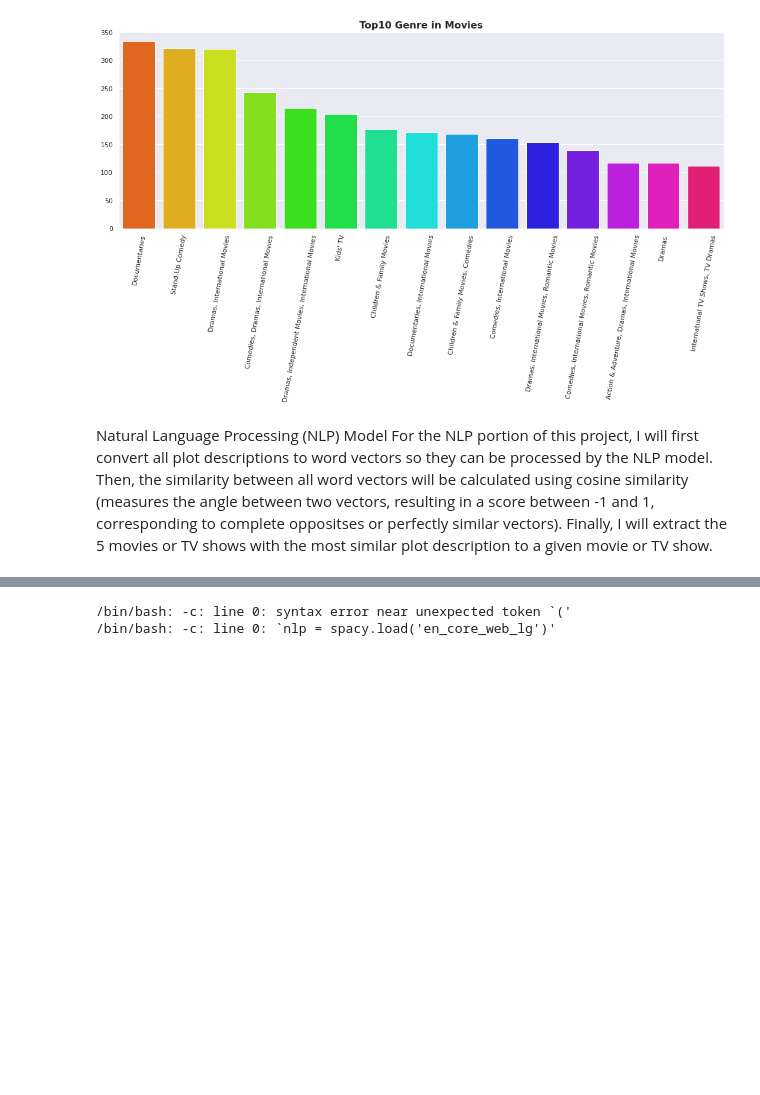
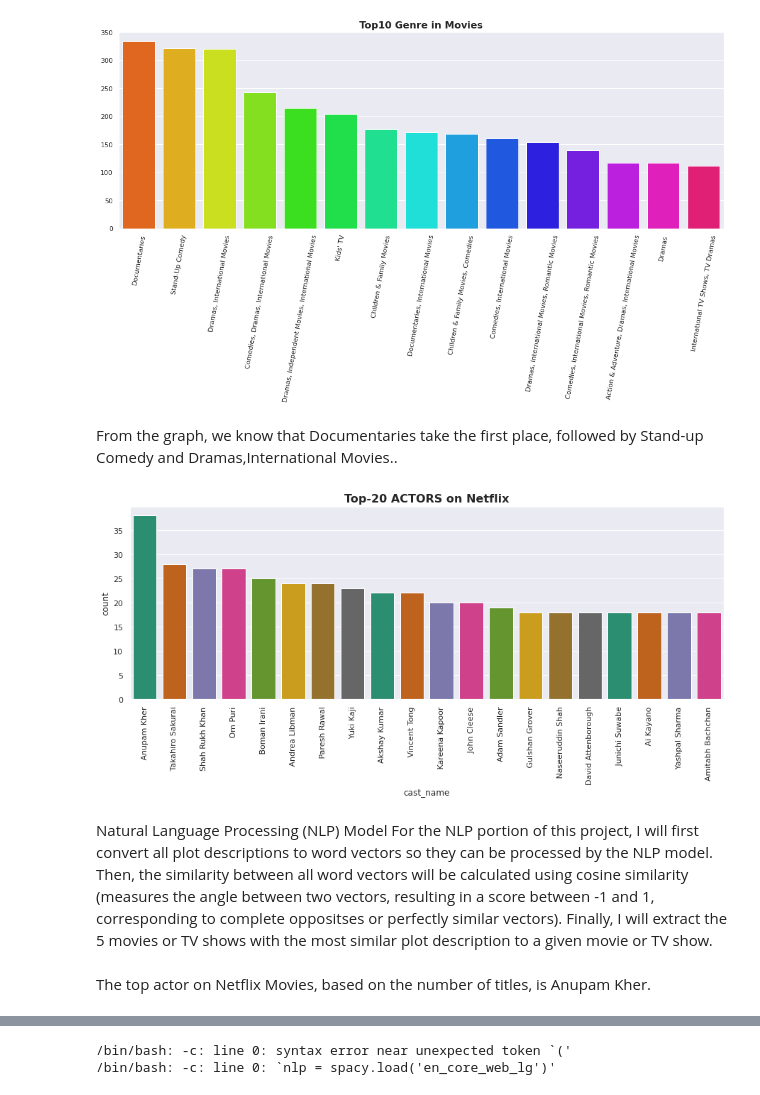
Before and after one commit to rohitrv8922/Netflix-Tv-shows-and-movies, a Jupyter notebook: NETFLIX_MOVIES_AND_TV_SHOWS_CLUSTERING.ipynb, the cells around one changed output, grey strips where cells are left out. Saved outputs shown, nothing was run; the diff lists cells and outputs as text; code cells hidden in the pictures; blank space fills up the shorter version.

```diff
--- a/NETFLIX_MOVIES_AND_TV_SHOWS_CLUSTERING.ipynb
+++ b/NETFLIX_MOVIES_AND_TV_SHOWS_CLUSTERING.ipynb
@@ -377,6 +377,25 @@ plt.title("Top10 Genre in Movies",size='16',fontweight="bold")
 plt.show()
 # %% [output]
 [figure]
+# %% [markdown]
+From the graph, we know that Documentaries take the first place, followed by Stand-up Comedy and Dramas,International Movies..
+# %%
+# Top 20 actors netflix
+netflix_df['cast_name'] = netflix_df['cast'].apply(lambda x :  x.split(','))
+cast_count = []
+for i in netflix_df['cast_name']: cast_count += i
+cast_dict = dict((i, cast_count.count(i)) for i in cast_count)
+df_cast_count = pd.DataFrame(cast_dict.values(),cast_dict.keys()).reset_index().sort_values(0,ascending=False).rename(
+    columns = {'index' : 'cast_name', 0 : 'count'}).iloc[1:21]
+plt.figure(figsize=(15,5))
+sns.barplot(x='cast_name',y='count',data=df_cast_count,palette="Dark2")
+plt.title("Top-20 ACTORS on Netflix",size='16',fontweight="bold")
+plt.xticks(rotation=90)
+plt.show()
+# %% [output]
+[figure, added]
 # %% [markdown]
 Natural Language Processing (NLP) Model
 For the NLP portion of this project, I will first convert all plot descriptions to word vectors so they can be processed by the NLP model. Then, the similarity between all word vectors will be calculated using cosine similarity (measures the angle between two vectors, resulting in a score between -1 and 1, corresponding to complete oppositses or perfectly similar vectors). Finally, I will extract the 5 movies or TV shows with the most similar plot description to a given movie or TV show.
+# %% [markdown]
+The top actor on Netflix Movies, based on the number of titles, is Anupam Kher.
```
Also changed, not shown: parts of 5 cells of this notebook.
